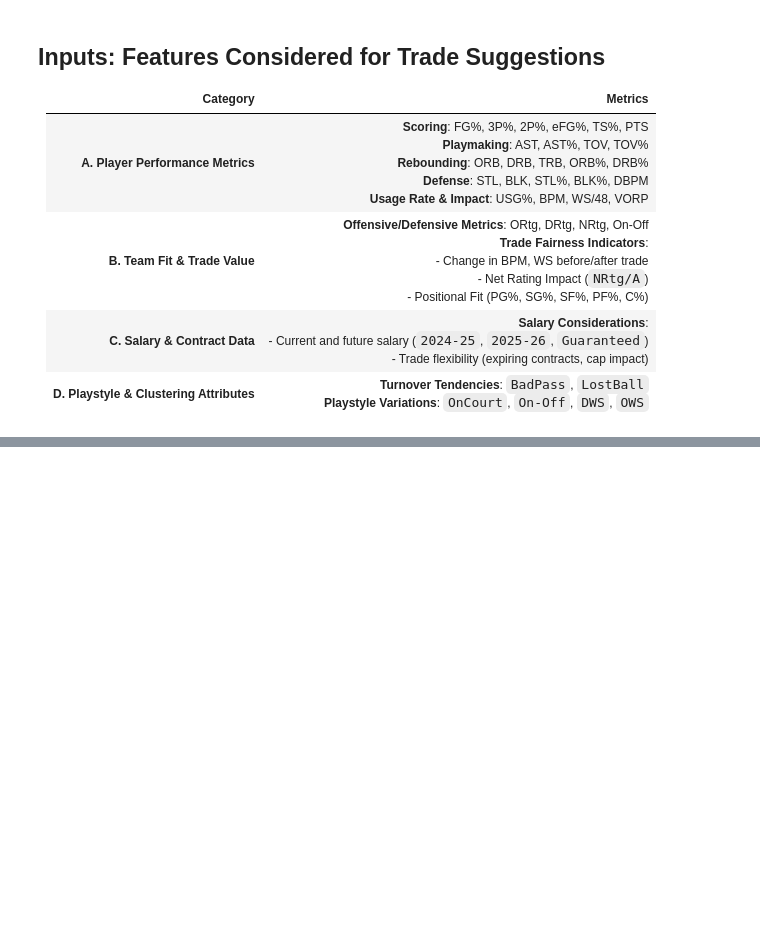
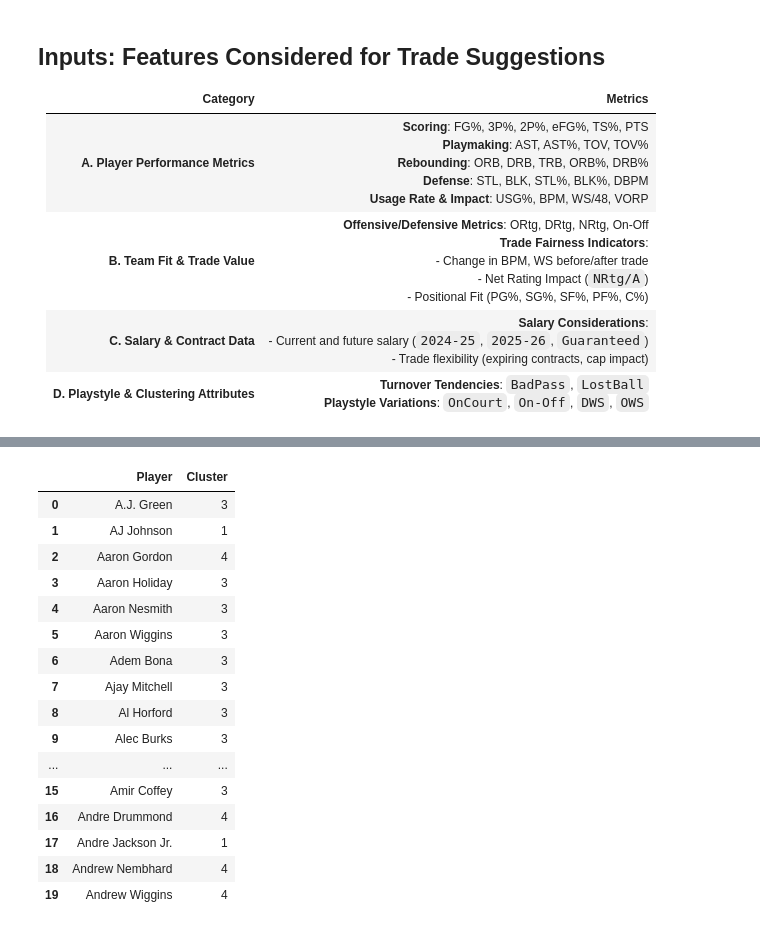
Before and after one commit to Makster04/Phase_4_Project, a Jupyter notebook: Project.ipynb, the cells around one changed output, grey strips where cells are left out. Saved outputs shown, nothing was run; the diff lists cells and outputs as text; code cells hidden in the pictures; blank space fills up the shorter version.

```diff
--- a/Project.ipynb
+++ b/Project.ipynb
@@ -402,28 +337,0 @@ clustered_players
-# %%
-import seaborn as sns
-
-# Check if clustering was done previously; if not, generate clusters
-if "Cluster" not in player_performance_df.columns:
-    kmeans = KMeans(n_clusters=4, random_state=42, n_init=10)
-    player_clusters = kmeans.fit_predict(X_scaled)
-    player_performance_df["Cluster"] = player_clusters
-
-# Reduce dimensions using PCA
-pca = PCA(n_components=2)
-X_pca = pca.fit_transform(X_scaled)
-
-# Create a DataFrame for visualization
-pca_df = pd.DataFrame(X_pca, columns=["PCA1", "PCA2"])
-pca_df["Cluster"] = player_performance_df["Cluster"]
-
-# Create a heatmap using KDE plot
-plt.figure(figsize=(10, 6))
-sns.kdeplot(data=pca_df, x="PCA1", y="PCA2", hue="Cluster", fill=True, alpha=0.5, palette="viridis")
-
-# Scatter plot of individual players
-sns.scatterplot(data=pca_df, x="PCA1", y="PCA2", hue="Cluster", edgecolor="black", palette="dark", legend=False)
-
-plt.title("NBA Player Clusters - Heatmap Visualization")
-plt.xlabel("PCA Component 1")
-plt.ylabel("PCA Component 2")
-plt.show()
@@ -495,0 +360,29 @@ plt.show()
+# %%
+# Perform K-Means clustering with k=5
+optimal_k = 5
+kmeans_optimal = KMeans(n_clusters=optimal_k, random_state=42, n_init=10)
+cluster_labels_optimal = kmeans_optimal.fit_predict(X_scaled)
+
+# Add cluster labels to the original dataframe
+player_performance_df["Cluster"] = cluster_labels_optimal
+
+# Display a sample of the clustered players
+display(player_performance_df[['Player', 'Cluster']].head(20))
+# %% [output]
+|  | Player | Cluster |
+| 0 | A.J. Green | 3 |
+| 1 | AJ Johnson | 1 |
+| 2 | Aaron Gordon | 4 |
+| 3 | Aaron Holiday | 3 |
+| 4 | Aaron Nesmith | 3 |
+| 5 | Aaron Wiggins | 3 |
+| 6 | Adem Bona | 3 |
+| 7 | Ajay Mitchell | 3 |
+| 8 | Al Horford | 3 |
+| 9 | Alec Burks | 3 |
+| ... | ... | ... |
+| 15 | Amir Coffey | 3 |
+| 16 | Andre Drummond | 4 |
+| 17 | Andre Jackson Jr. | 1 |
+| 18 | Andrew Nembhard | 4 |
+| 19 | Andrew Wiggins | 4 |
```
Also changed, not shown: parts of 8 cells of this notebook, 7 other files.
